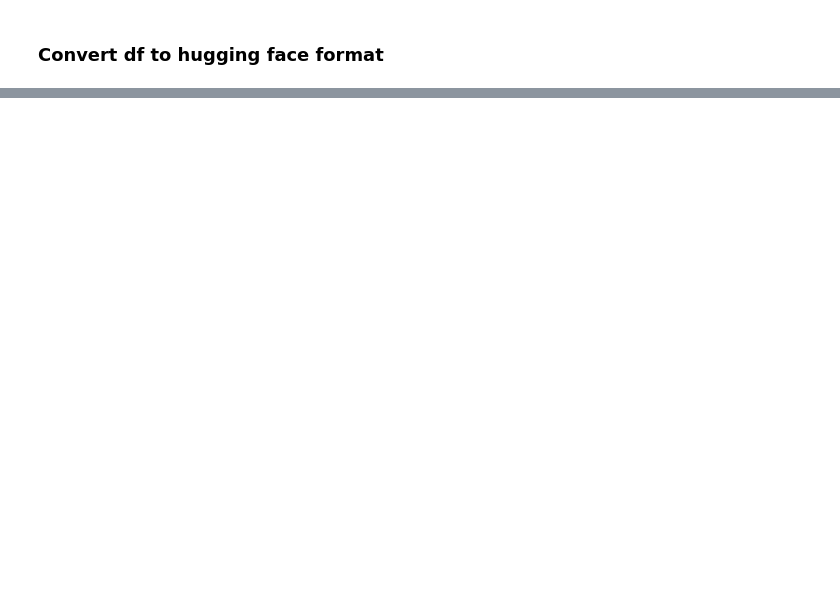
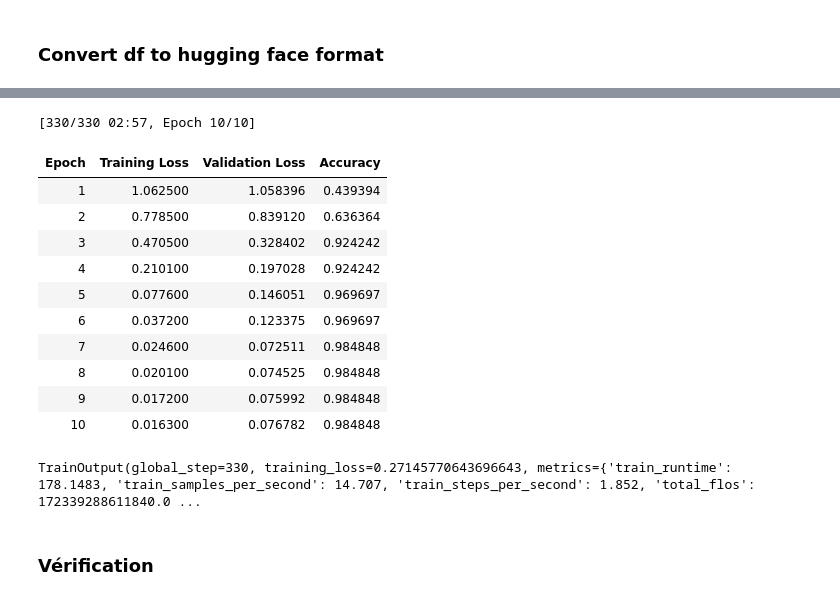
Before and after one commit to Jyok1m/ai-wedder-microservice, a Jupyter notebook: notebooks/01_classifier.ipynb, the cells around one changed output, grey strips where cells are left out. Cells and saved outputs as stored; diff of their text form; code cells hidden in the pictures; blank space fills up the shorter version.

```diff
--- a/notebooks/01_classifier.ipynb
+++ b/notebooks/01_classifier.ipynb
@@ -53,7 +96,7 @@ print(df.head())
 from datasets import Dataset
 
 # On encode the DataFrame to a Hugging Face Dataset
-dataset = Dataset.from_pandas(df[["text", "label"]])
+dataset = Dataset.from_pandas(df_balanced[["text", "label"]])
 
 # On split le hugging face dataset into train and test sets
 tt_split = dataset.train_test_split(test_size=0.2, seed=42)
@@ -59,0 +153,50 @@ tt_split = dataset.train_test_split(test_size=0.2, seed=42)
+# %%
+from transformers import TrainingArguments, Trainer
+import numpy as np
+
+def compute_metrics(p):
+    preds = np.argmax(p.predictions, axis=1)
+    return {
+        "accuracy": (preds == p.label_ids).mean(),
+    }
+
+training_args = TrainingArguments(
+    output_dir="../models/camembert_sentiment",
+    eval_strategy="epoch",
+    logging_strategy="epoch",
+    save_strategy="epoch",
+    num_train_epochs=10,
+    per_device_train_batch_size=8,
+    per_device_eval_batch_size=8,
+    warmup_steps=50,
+    weight_decay=0.01,
+    logging_dir="../logs",
+    load_best_model_at_end=True,
+)
+
+trainer = Trainer(
+    model=model,
+    args=training_args,
+    train_dataset=tokenized_split["train"],
+    eval_dataset=tokenized_split["test"],
+    tokenizer=tokenizer,
+    compute_metrics=compute_metrics
+)
+
+trainer.train()
+# %% [output]
+[330/330 02:57, Epoch 10/10]
+| Epoch | Training Loss | Validation Loss | Accuracy |
+| 1 | 1.062500 | 1.058396 | 0.439394 |
+| 2 | 0.778500 | 0.839120 | 0.636364 |
+| 3 | 0.470500 | 0.328402 | 0.924242 |
+| 4 | 0.210100 | 0.197028 | 0.924242 |
+| 5 | 0.077600 | 0.146051 | 0.969697 |
+| 6 | 0.037200 | 0.123375 | 0.969697 |
+| 7 | 0.024600 | 0.072511 | 0.984848 |
+| 8 | 0.020100 | 0.074525 | 0.984848 |
+| 9 | 0.017200 | 0.075992 | 0.984848 |
+| 10 | 0.016300 | 0.076782 | 0.984848 |
+TrainOutput(global_step=330, training_loss=0.27145770643696643, metrics={'train_runtime': 178.1483, 'train_samples_per_second': 14.707, 'train_steps_per_second': 1.852, 'total_flos': 172339288611840.0 ...
+# %% [markdown]
+### Vérification
```
Also changed, not shown: parts of 21 cells of this notebook, 8 other files.
